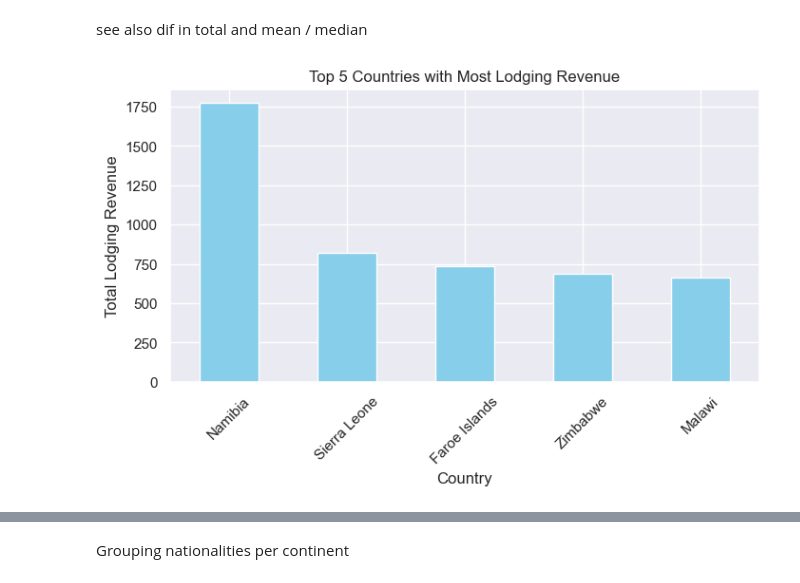
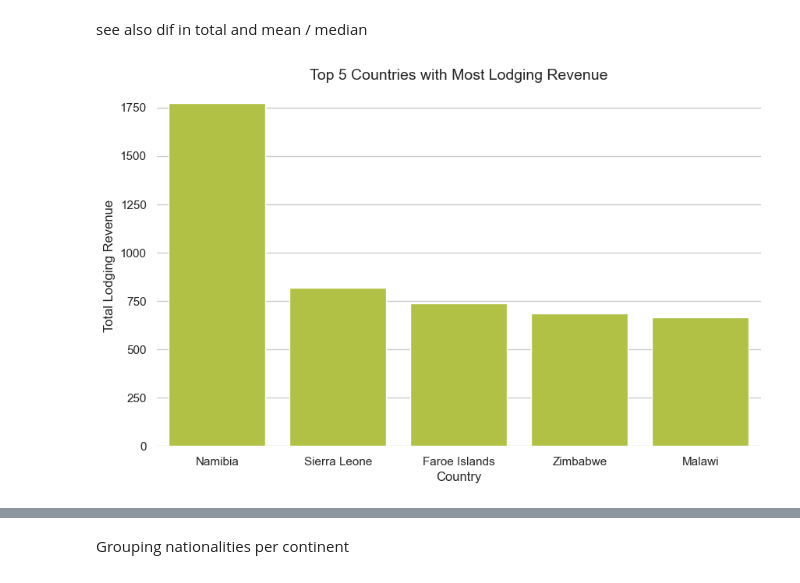
Before and after one commit to mikefferreira/BusinessCases, a Jupyter notebook: CASE1/Group_W_Case_1.ipynb, the cells around one changed output, grey strips where cells are left out. Drawn from its saved outputs; the diff is of its cells as text; code cells hidden in the pictures.

```diff
--- a/CASE1/Group_W_Case_1.ipynb
+++ b/CASE1/Group_W_Case_1.ipynb
@@ -401,10 +523,6 @@ df[df['country_name'] == "Unknown code"]
 # %%
-# replace the only Unknown code.
 df['country_name'].replace('Unknown code', 'Timor-Leste', inplace= True)
-df[df['country_name'] == "Timor-Leste"]
-
-# drop original column with 3 digits ind.
-df.drop(columns='Nationality', inplace=True)
+df['Nationality'].replace('TMP', 'TLS', inplace= True)
 # %% [output]
 The behavior will change in pandas 3.0. This inplace method will never work because the intermediate object on which we are setting values always behaves as a copy.
 
@@ -465,13 +697,13 @@ fig.suptitle("Histograms with 30 bins of all numeric variables", fontsize=12);
 # %% [markdown]
 Scatter Plots
 # %%
-# Pairwise Relationship of Numerical Variables
-sns.set()
+# # Pairwise Relationship of Numerical Variables
+# sns.set()
 
-# Setting pairplot
-sns.pairplot(df[metric_features], diag_kind="hist")
+# # Setting pairplot
+# sns.pairplot(df[metric_features], diag_kind="hist")
 
-# Layout
-plt.subplots_adjust(top=0.95)
-plt.suptitle("Pairwise Relationship of Numerical Variables", fontsize=20)
-plt.show()
+# # Layout
+# plt.subplots_adjust(top=0.95)
+# plt.suptitle("Pairwise Relationship of Numerical Variables", fontsize=20)
+# plt.show()
@@ -484,17 +714,23 @@ see also dif in total and mean / median
 # %%
 # Calculate total lodging revenue per nationality
 total_revenue_per_country = df_eda.groupby('country_name')['LodgingRevenue'].mean()
 
 # Sort by revenue and select top 5 countries
-top_5_countries = total_revenue_per_country.nlargest(5)
+top_5_countries = total_revenue_per_country.nlargest(5).reset_index()
 
-# Plotting
-plt.figure(figsize=(8, 4))
-top_5_countries.plot(kind='bar', color='skyblue')
-plt.title('Top 5 Countries with Most Lodging Revenue')
-plt.xlabel('Country')
-plt.ylabel('Total Lodging Revenue')
-plt.xticks(rotation=45)
+# Set Seaborn style
+sns.set_style("whitegrid")
+
+plt.figure(figsize=(10, 6))
+sns.barplot(x="country_name", y="LodgingRevenue", data=top_5_countries, color='#bfd630')
+# Title and Labels
+plt.title("Top 5 Countries with Most Lodging Revenue", fontsize=14)
+plt.xlabel("Country", fontsize=12)
+plt.ylabel("Total Lodging Revenue", fontsize=12)
+
+sns.despine(left=True, bottom=True)
+
+# Show the plot
 plt.show()
 # %% [output]
-[figure, old version]
+[figure, new version]
```
Also changed, not shown: parts of 94 cells of this notebook.
